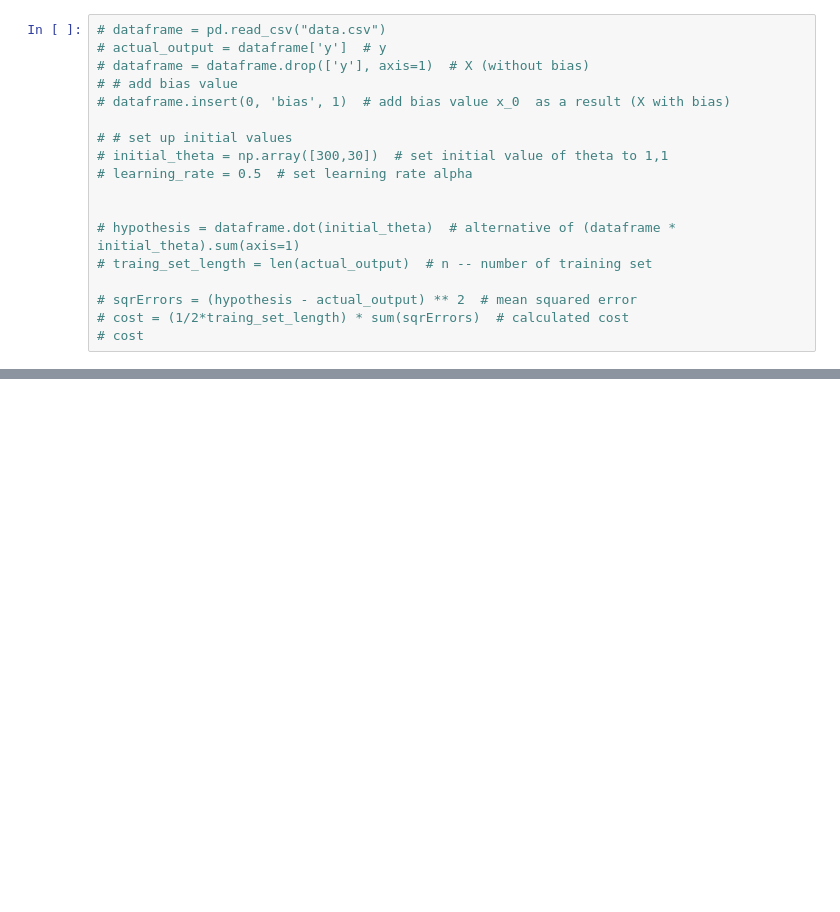
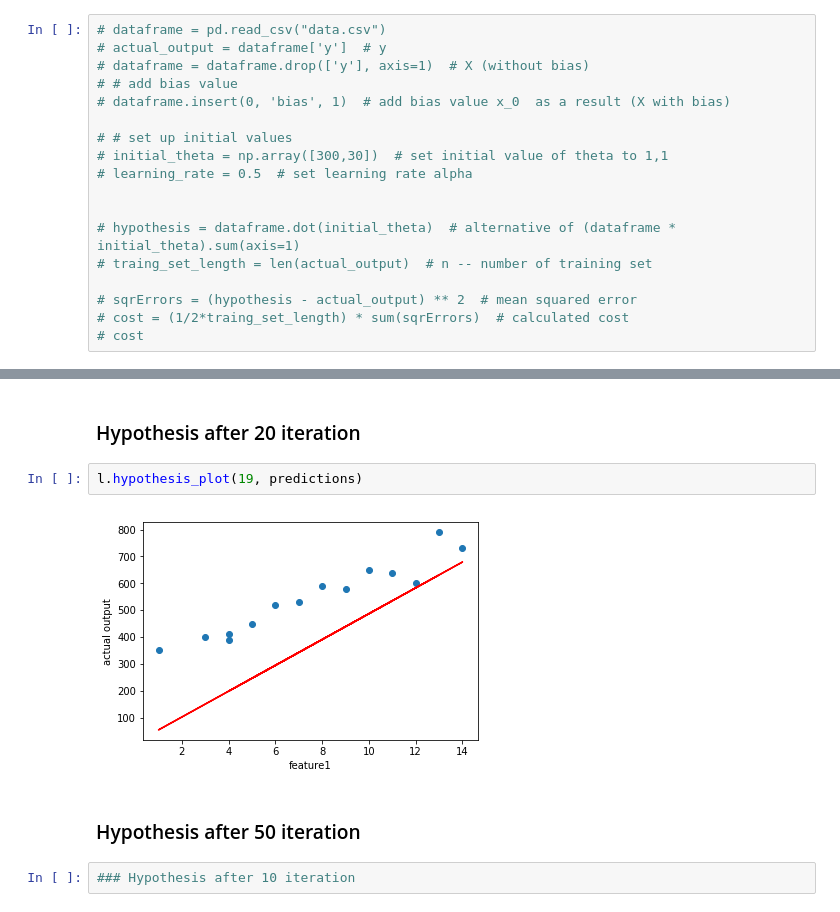
Before and after one commit to gahan9/ML_lab, a Jupyter notebook: practical1/src/linear_regression.ipynb, the cells around one changed output, grey strips where cells are left out. Saved outputs shown, nothing was run; the diff lists cells and outputs as text; blank space fills up the shorter version.

```diff
--- a/practical1/src/linear_regression.ipynb
+++ b/practical1/src/linear_regression.ipynb
@@ -133,0 +196,10 @@ l.df.plot.scatter(x=['feature1'], y=['y'])
+# %% [markdown]
+### Hypothesis after 20 iteration
+# %%
+l.hypothesis_plot(19, predictions)
+# %% [output]
+[figure, added]
+# %% [markdown]
+### Hypothesis after 50 iteration
+# %%
+### Hypothesis after 10 iteration
```
Also changed, not shown: parts of 20 cells of this notebook.
